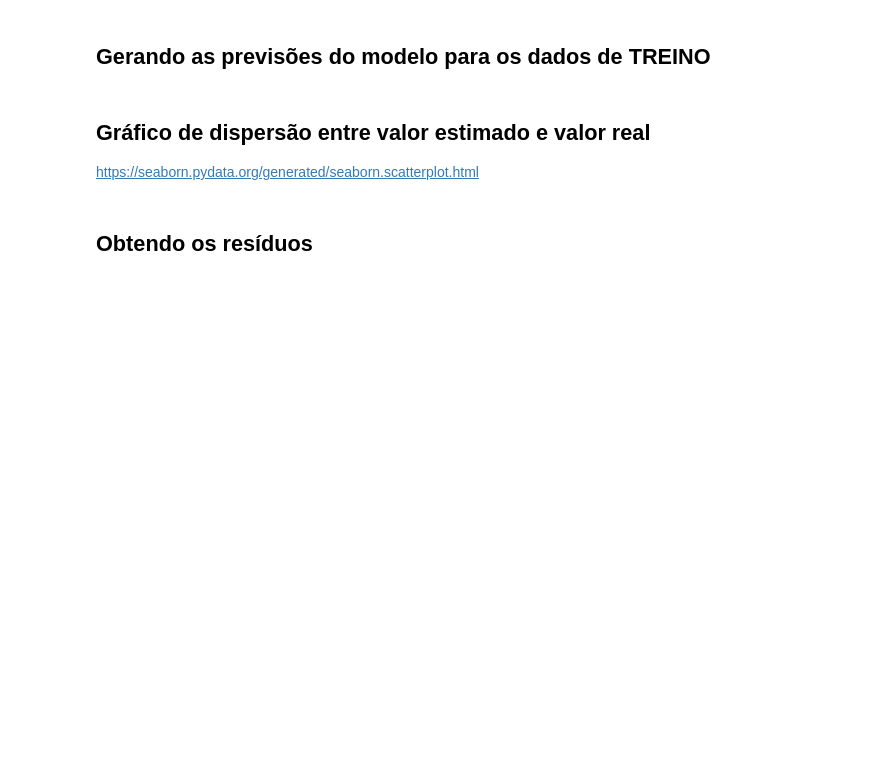
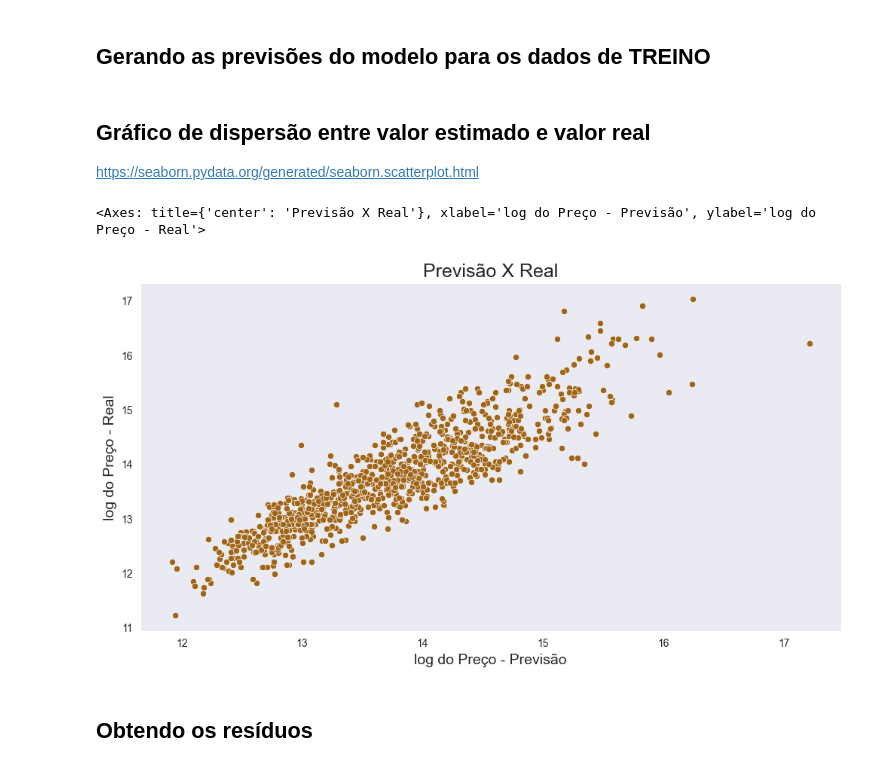
Before and after one commit to lemaldonadogm/Courses, a Jupyter notebook: Statistics/Parte 6 - Regressão Linear II/Projeto/Regressão Linear.ipynb, the cells around one changed output. Drawn from its saved outputs; the diff is of its cells as text; code cells hidden in the pictures; blank space fills up the shorter version.

```diff
--- a/Statistics/Parte 6 - Regressão Linear II/Projeto/Regressão Linear.ipynb
+++ b/Statistics/Parte 6 - Regressão Linear II/Projeto/Regressão Linear.ipynb
@@ -426,6 +429,10 @@ https://scikit-learn.org/stable/modules/classes.html#regression-metrics
 # %% [markdown]
 ## Instanciando a classe *LinearRegression()*
+# %%
+modelo = LinearRegression()
 # %% [markdown]
 ## Utilizando o método *fit()* do objeto "modelo" para estimar nosso modelo linear utilizando os dados de TREINO (y_train e X_train)
 
 https://scikit-learn.org/stable/modules/generated/sklearn.linear_model.LinearRegression.html#sklearn.linear_model.LinearRegression.fit
+# %%
+modelo.fit(X_train,y_train)
@@ -500,6 +569,8 @@ https://docs.scipy.org/doc/numpy/reference/generated/numpy.append.html?#numpy.ap
 <hr style='border: 2px solid red;'>
 # %% [markdown]
 ## Gerando as previsões do modelo para os dados de TREINO
+# %%
+y_previsto_train = modelo.predict(X_train)
 # %% [markdown]
 ## Gráfico de dispersão entre valor estimado e valor real
 
@@ -514,2 +578,17 @@ ax
+# %%
+ax = sns.scatterplot(x=y_previsto_train, y = y_train)
+ax.figure.set_size_inches(12, 6)
+ax.set_title('Previsão X Real', fontsize=18)
+ax.set_xlabel('log do Preço - Previsão', fontsize=14)
+ax.set_ylabel('log do Preço - Real', fontsize=14)
+ax
+
+## Quanto mais reto,mais justo, melhor para o modelo, menor o erro.
+# Percebe-se que quanto maior o preço, mais distante os pontos saem da reta. Isso pq temos poucos imoveis de alto valor, são imóveis
+# que tem mais fatores influenciando, temos apenas 2 variaveis explicando o valor dos imóveis (que é algo complexo).
+# Ideal tentar achar mais variáveis que ajude a explicar melhor a variação do preço.
+# %% [output]
+<Axes: title={'center': 'Previsão X Real'}, xlabel='log do Preço - Previsão', ylabel='log do Preço - Real'>
+[figure, added]
 # %% [markdown]
 ## Obtendo os resíduos
```
Also changed, not shown: parts of 19 cells of this notebook, 5 other files.
